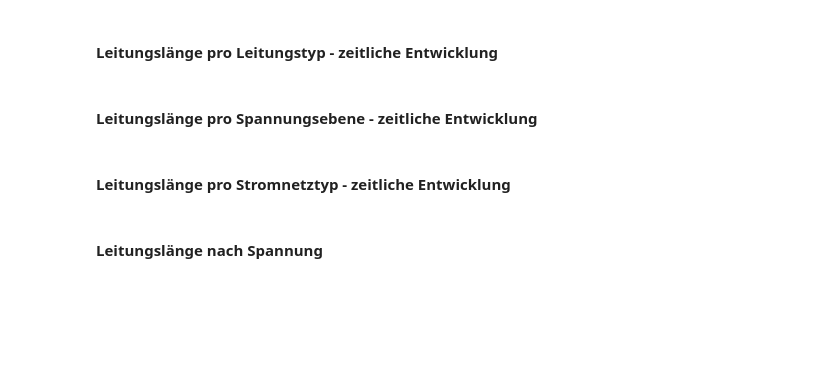
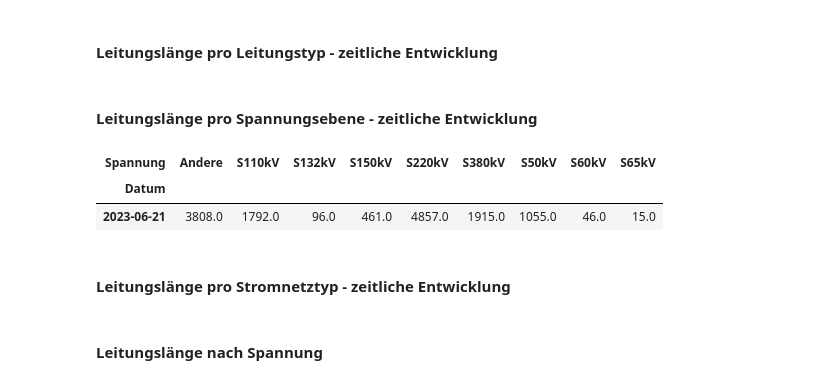
Before and after one commit to SFOE/KeyFiguresElectricalInstallations, a Jupyter notebook: KeyFiguresElectricalInstallations36kV.ipynb, the cells around one changed output. Cells and saved outputs as stored; diff of their text form; code cells hidden in the pictures; blank space fills up the shorter version.

```diff
--- a/KeyFiguresElectricalInstallations36kV.ipynb
+++ b/KeyFiguresElectricalInstallations36kV.ipynb
@@ -248,12 +244,18 @@ plt.close()
 # %%
 #Zeitliche Entwicklung Länge der Leitungen - Spannung
 dfLaengeLeitungTyp = dfLaengeLeitungen.groupby(['Spannung','Datum'])['Laenge'].sum().reset_index()
-dfLaengeLeitungTyp = dfLaengeLeitungTyp.pivot(index=["Datum"], columns=["Spannung"],values=["Laenge"])
+dfLaengeLeitungTyp = dfLaengeLeitungTyp.pivot(index="Datum", columns=["Spannung"],values="Laenge")
 dfLaengeLeitungTyp.plot(figsize=(15,10))
 plt.legend(loc='lower left')
 plt.title("Länge der Leitungen (km) - Spannung")
 plt.savefig('plots/LaengeLeitungen_Spannung.png')
 plt.close()
+# %%
+dfLaengeLeitungTyp
+# %% [output]
+| Spannung | Andere | S110kV | S132kV | S150kV | S220kV | S380kV | S50kV | S60kV | S65kV |
+| Datum |  |  |  |  |  |  |  |  |  |
+| 2023-06-21 | 3808.0 | 1792.0 | 96.0 | 461.0 | 4857.0 | 1915.0 | 1055.0 | 46.0 | 15.0 |
 # %% [markdown]
 #### Leitungslänge pro Stromnetztyp - zeitliche Entwicklung
 # %%
```
Also changed, not shown: parts of 6 cells of this notebook.
